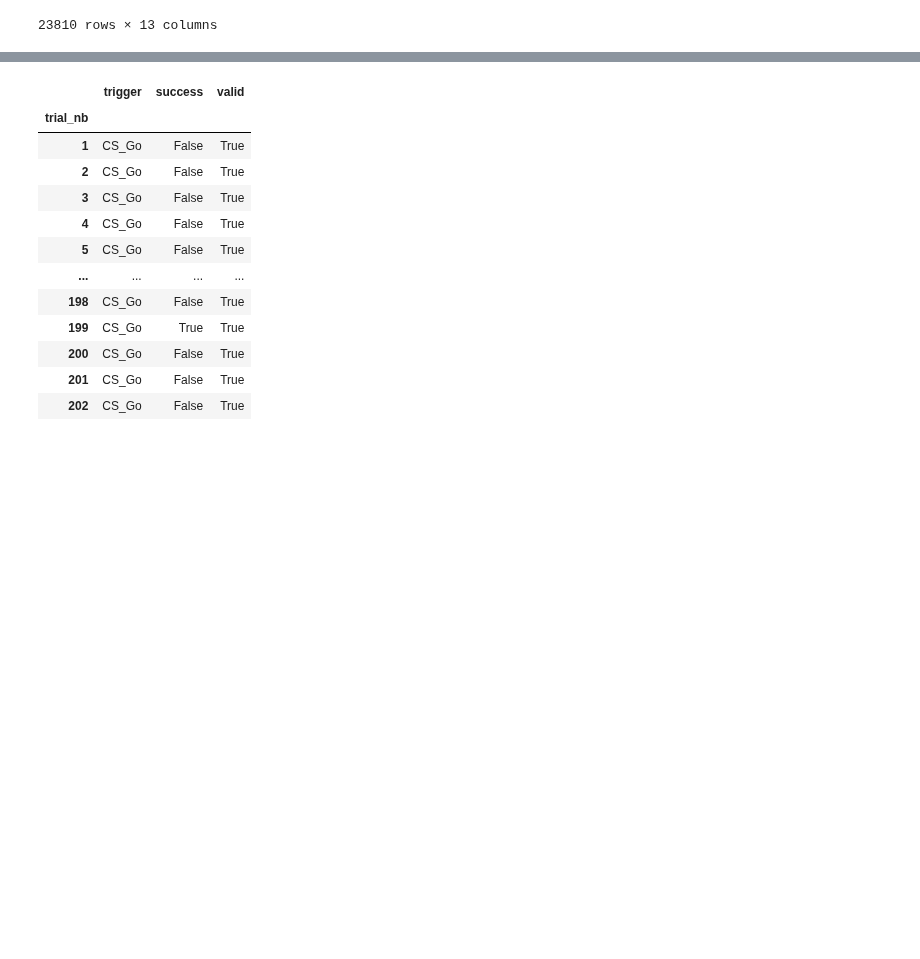
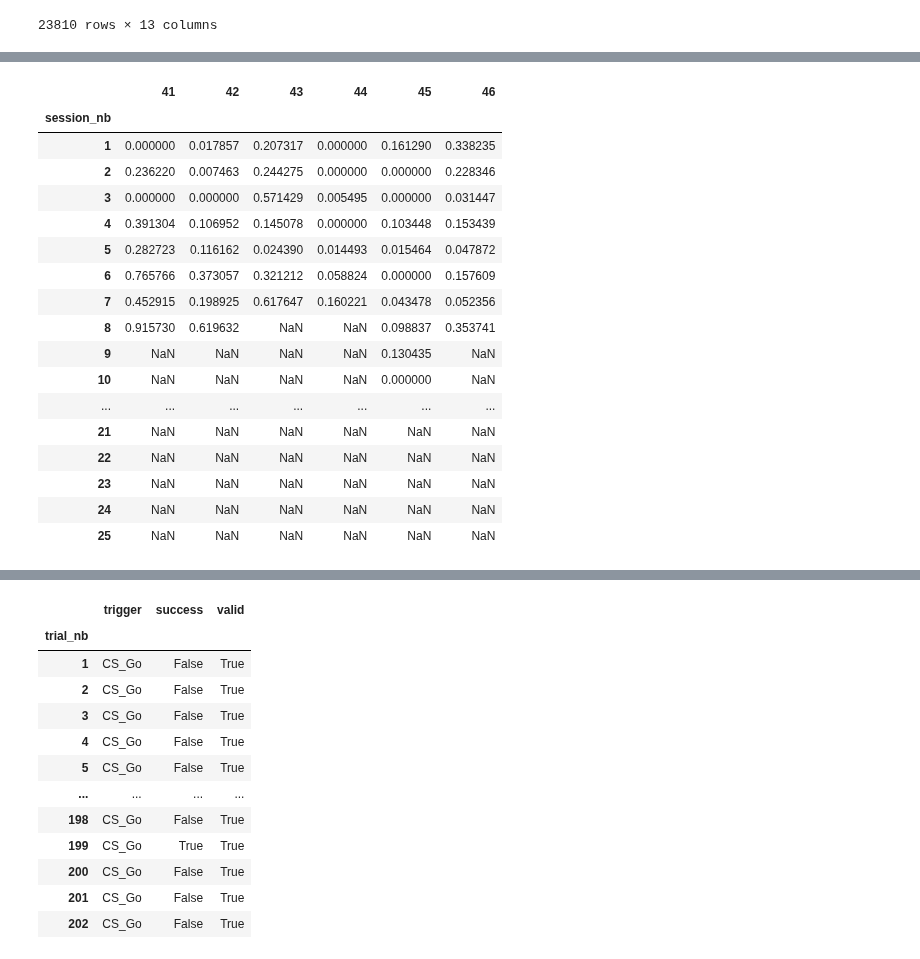
Before and after one commit to juliencarponcy/trialexp, a Jupyter notebook: notebooks/noncanonical/nb20221002_214600_workflow_pyCon_PavAll.ipynb, the cells around one changed output, grey strips where cells are left out. Cells and saved outputs as stored; diff of their text form; code cells hidden in the pictures; blank space fills up the shorter version.

```diff
--- a/notebooks/noncanonical/nb20221002_214600_workflow_pyCon_PavAll.ipynb
+++ b/notebooks/noncanonical/nb20221002_214600_workflow_pyCon_PavAll.ipynb
@@ -571,0 +506,21 @@ exp_cohort.sessions[1].df_events.tail(20)
+# %%
+out_list[0].iloc[:,0:6]
+# %% [output]
+|  | 41 | 42 | 43 | 44 | 45 | 46 |
+| session_nb |  |  |  |  |  |  |
+| 1 | 0.000000 | 0.017857 | 0.207317 | 0.000000 | 0.161290 | 0.338235 |
+| 2 | 0.236220 | 0.007463 | 0.244275 | 0.000000 | 0.000000 | 0.228346 |
+| 3 | 0.000000 | 0.000000 | 0.571429 | 0.005495 | 0.000000 | 0.031447 |
+| 4 | 0.391304 | 0.106952 | 0.145078 | 0.000000 | 0.103448 | 0.153439 |
+| 5 | 0.282723 | 0.116162 | 0.024390 | 0.014493 | 0.015464 | 0.047872 |
+| 6 | 0.765766 | 0.373057 | 0.321212 | 0.058824 | 0.000000 | 0.157609 |
+| 7 | 0.452915 | 0.198925 | 0.617647 | 0.160221 | 0.043478 | 0.052356 |
+| 8 | 0.915730 | 0.619632 | NaN | NaN | 0.098837 | 0.353741 |
+| 9 | NaN | NaN | NaN | NaN | 0.130435 | NaN |
+| 10 | NaN | NaN | NaN | NaN | 0.000000 | NaN |
+| ... | ... | ... | ... | ... | ... | ... |
+| 21 | NaN | NaN | NaN | NaN | NaN | NaN |
+| 22 | NaN | NaN | NaN | NaN | NaN | NaN |
+| 23 | NaN | NaN | NaN | NaN | NaN | NaN |
+| 24 | NaN | NaN | NaN | NaN | NaN | NaN |
+| 25 | NaN | NaN | NaN | NaN | NaN | NaN |
```
Also changed, not shown: parts of 15 cells of this notebook.
